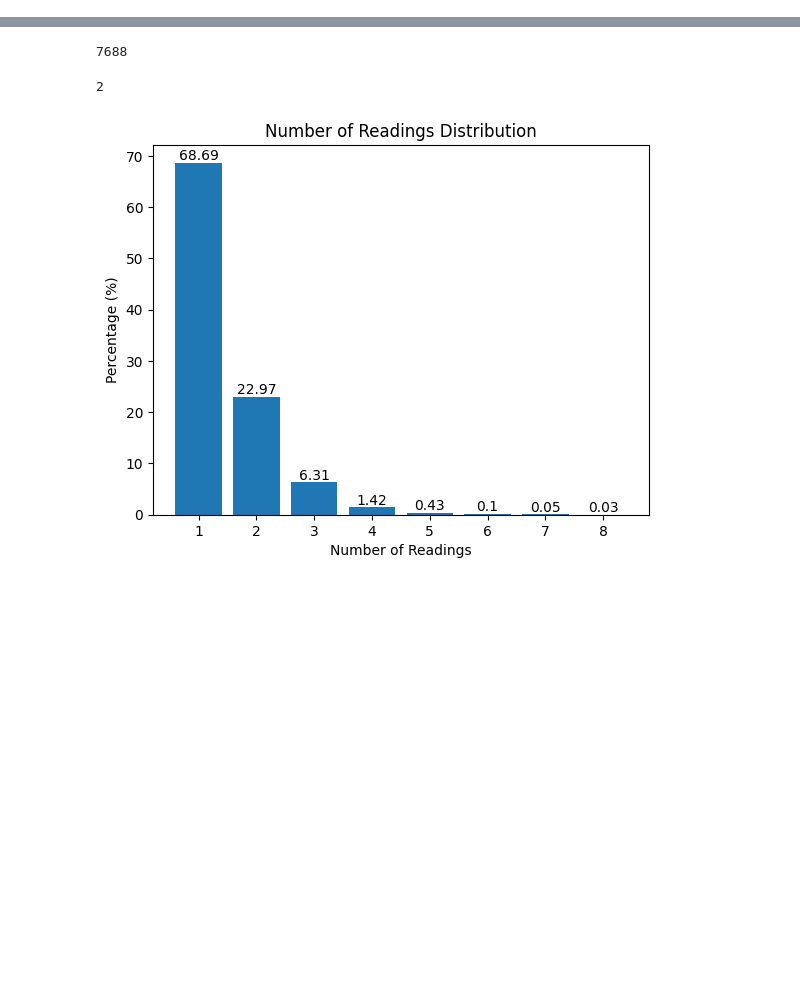
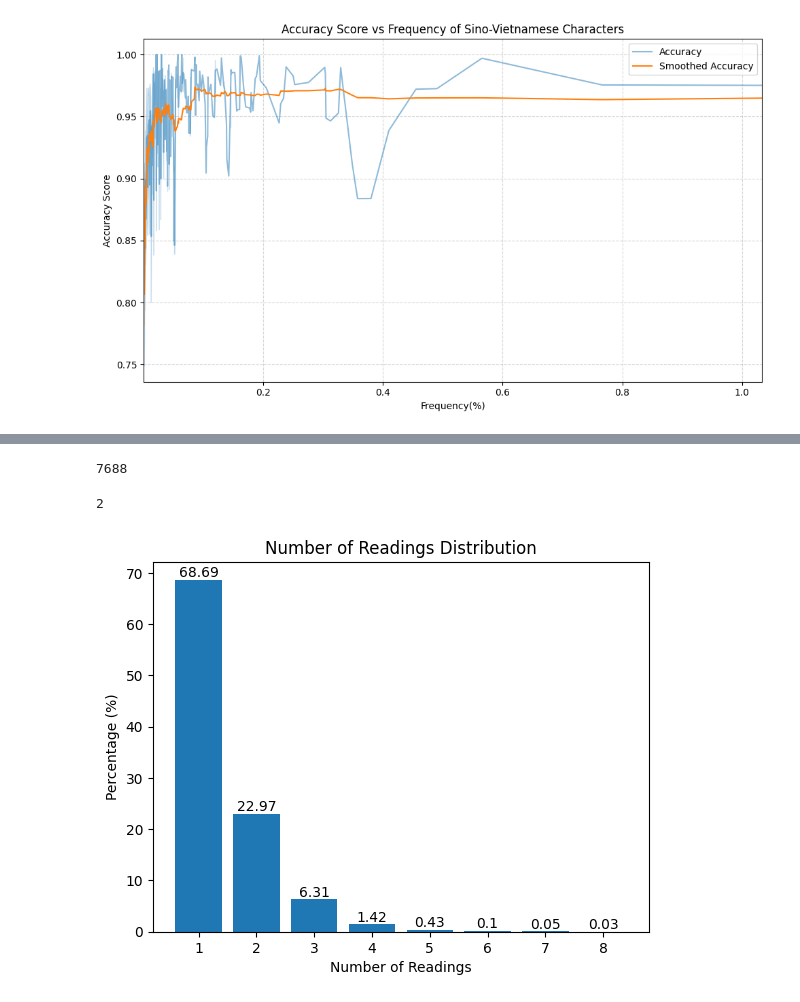
Before and after one commit to LalisaDNN/SinoVietnameseTranscriptionProject, a Jupyter notebook: plot_data.ipynb, the cells around one changed output, grey strips where cells are left out. Cells and saved outputs as stored; diff of their text form; code cells hidden in the pictures; blank space fills up the shorter version.

Commit message:
241116 visualize metrics

```diff
--- a/plot_data.ipynb
+++ b/plot_data.ipynb
@@ -0,0 +1,17 @@
+# %%
+import json
+import seaborn as sns
+import matplotlib.pyplot as plt
+import numpy as np
+import pandas as pd
+import os
+
+config_path = "conf_5"
+pred_results_dir = os.path.join(config_path, f"test_results/")
+os.makedirs(pred_results_dir, exist_ok=True)
+with open(f"{pred_results_dir}/pred_results.json", 'r', encoding="utf-8") as pred_results_file:
+    data = json.load(pred_results_file)
+
+
+# Convert to DataFrame
+df = pd.DataFrame(data)
@@ -0,0 +29,62 @@
+# %%
+import json
+import seaborn as sns
+import matplotlib.pyplot as plt
+import numpy as np
+import pandas as pd
+import os
+
+config_path = "conf_5"
+pred_results_dir = os.path.join(config_path, f"test_results/")
+os.makedirs(pred_results_dir, exist_ok=True)
+with open(f"{pred_results_dir}/pred_results.json", 'r', encoding="utf-8") as pred_results_file:
+    data = json.load(pred_results_file)
+
+# Initialize lists to store the values
+frequencies = []
+accuracy = []
+precision = []
+recall = []
+f1 = []
+
+# Extract the data
+for char, metrics in data.items():
+    frequencies.append(100*metrics['freq'])
+    accuracy.append(metrics['accuracy'])
+    precision.append(metrics['precision'])
+    recall.append(metrics['recall'])
+    f1.append(metrics['f1'])
+
+combined = sorted(zip(frequencies, accuracy, precision, recall, f1))
+frequencies, accuracies, precisions, recalls, f1_scores = zip(*combined)
+
+data = {
+    'freq': frequencies,
+    'accuracy': accuracies,
+    'f1': f1_scores,
+    'precision': precisions,
+    'recall': recalls
+}
+df = pd.DataFrame.from_dict(data)
+
+# Apply rolling mean for smoothing
+df['smoothed_accuracy_100'] = df['accuracy'].rolling(window=50).mean()  # Adjust window size as needed
+df['smoothed_accuracy_10'] = df['accuracy'].rolling(window=3).mean()  # Adjust window size as needed
+
+
+# Plotting
+plt.figure(figsize=(10, 6))
+sns.lineplot(x="freq", y="smoothed_accuracy_10", data=df, alpha=0.5, label='Accuracy').set_xlim([df['freq'].min(), df['freq'].max()])
+sns.lineplot(x="freq", y="smoothed_accuracy_100", data=df, label='Smoothed Accuracy').set_xlim([df['freq'].min(), df['freq'].max()])
+plt.legend()
+
+plt.grid(linestyle='--', alpha=0.5)
+plt.xlabel('Frequency(%)')
+plt.ylabel('Accuracy Score')
+plt.title('Accuracy Score vs Frequency of Sino-Vietnamese Characters')
+plt.tight_layout()
+save_dir = "G:\OneDrive\OneDrive - Hanoi University of Science and Technology\Research\[24.07.28] Sino-Vietnamese Transcription\Figs"
+plt.savefig(os.path.join(save_dir, f'accuracy_vs_freq.svg'))
+plt.show()
+# %% [output]
+[figure, added]
```
Also changed, not shown: parts of 6 cells of this notebook, 2 other files.
